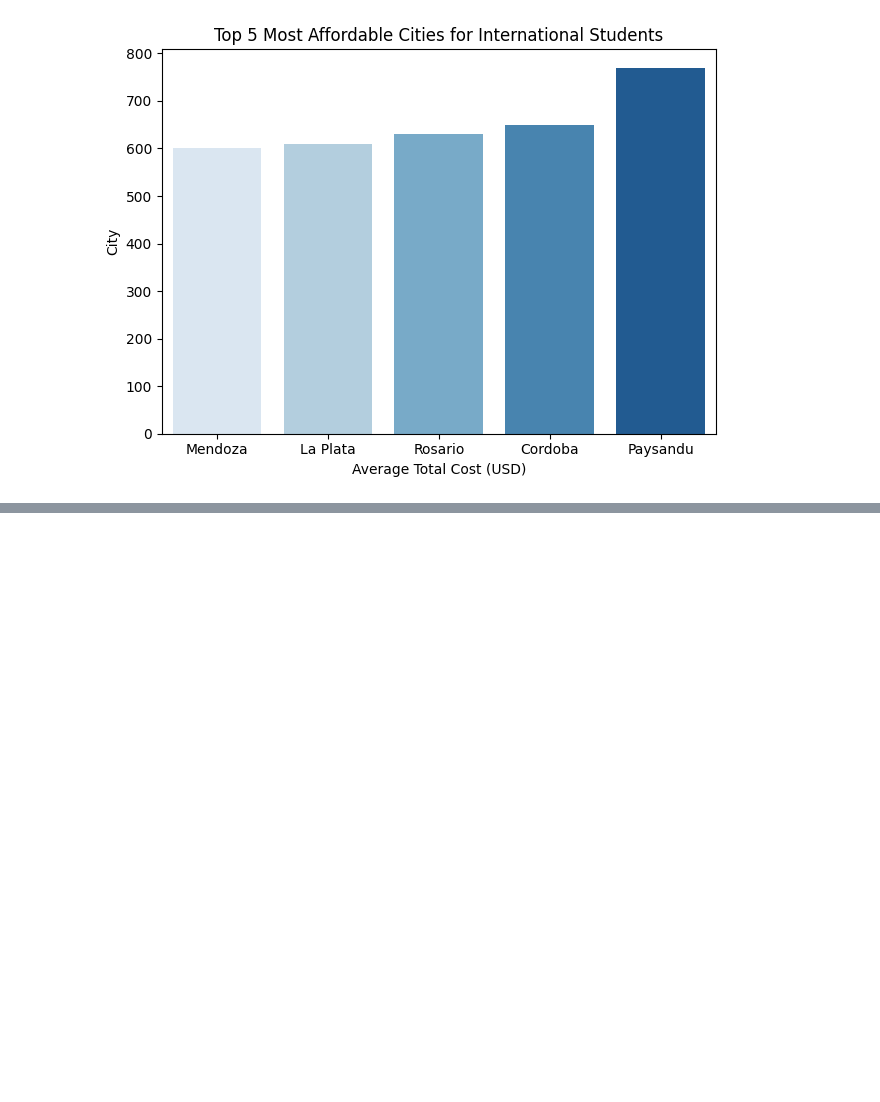
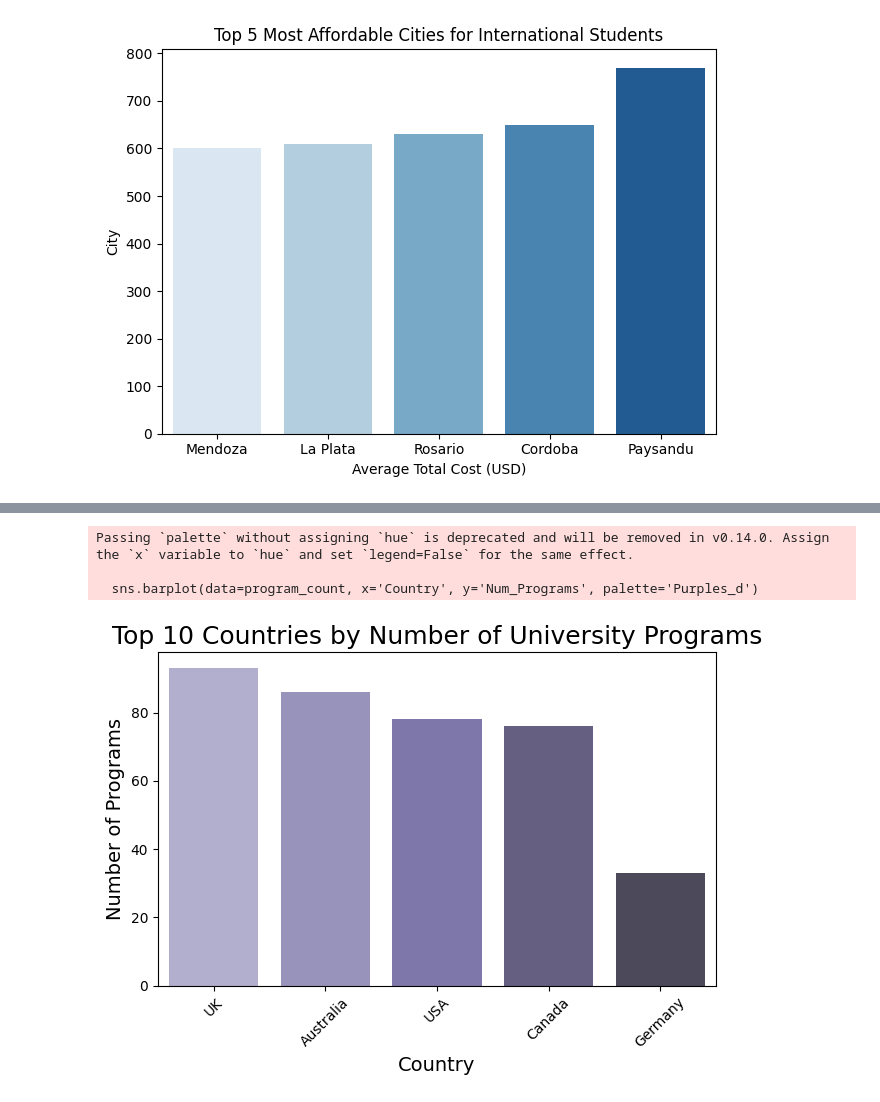
Before and after one commit to ChhailengTim/data_science_basic, a Jupyter notebook: Final Project/main/test.ipynb, the cells around one changed output, grey strips where cells are left out. Drawn from its saved outputs; the diff is of its cells as text; code cells hidden in the pictures; blank space fills up the shorter version.

```diff
--- a/Final Project/main/test.ipynb
+++ b/Final Project/main/test.ipynb
@@ -185,0 +188,8 @@ Passing `palette` without assigning `hue` is deprecated and will be removed in v
+# %%
+program_count = (
+    df.groupby('Country', as_index=False)
+    .agg(Num_Programs=('Program', 'count')
+    ).sort_values('Num_Programs', ascending=False)
+    .head(5)
+)
+program_count
@@ -185,0 +203,13 @@ Passing `palette` without assigning `hue` is deprecated and will be removed in v
+# %%
+sns.barplot(data=program_count, x='Country', y='Num_Programs', palette='Purples_d')
+plt.title('Top 10 Countries by Number of University Programs', fontsize=18)
+plt.xlabel('Country', fontsize=14)
+plt.ylabel('Number of Programs', fontsize=14)
+plt.xticks(rotation=45)
+plt.tight_layout()
+plt.show()
+# %% [output]
+Passing `palette` without assigning `hue` is deprecated and will be removed in v0.14.0. Assign the `x` variable to `hue` and set `legend=False` for the same effect.
+
+  sns.barplot(data=program_count, x='Country', y='Num_Programs', palette='Purples_d')
+[figure, added]
```
Also changed, not shown: parts of 6 cells of this notebook, 3 other files.
